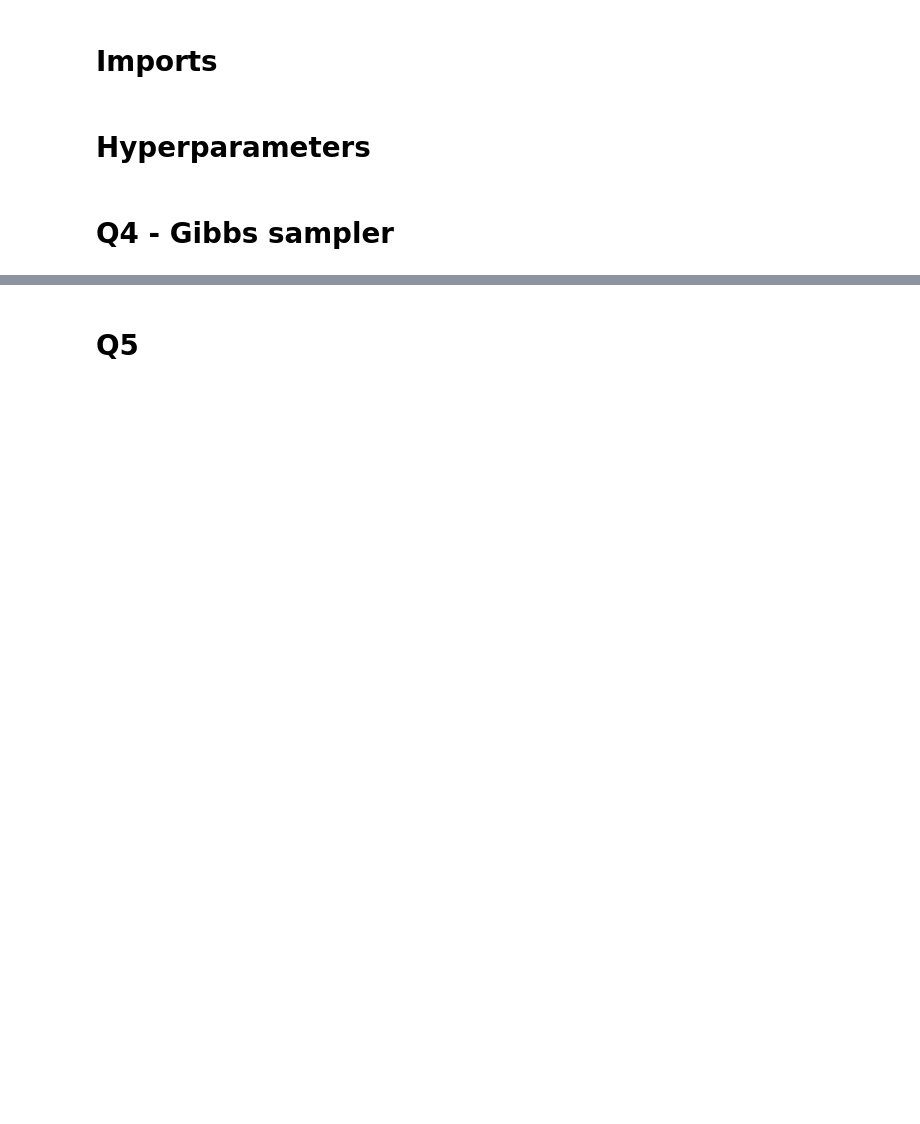
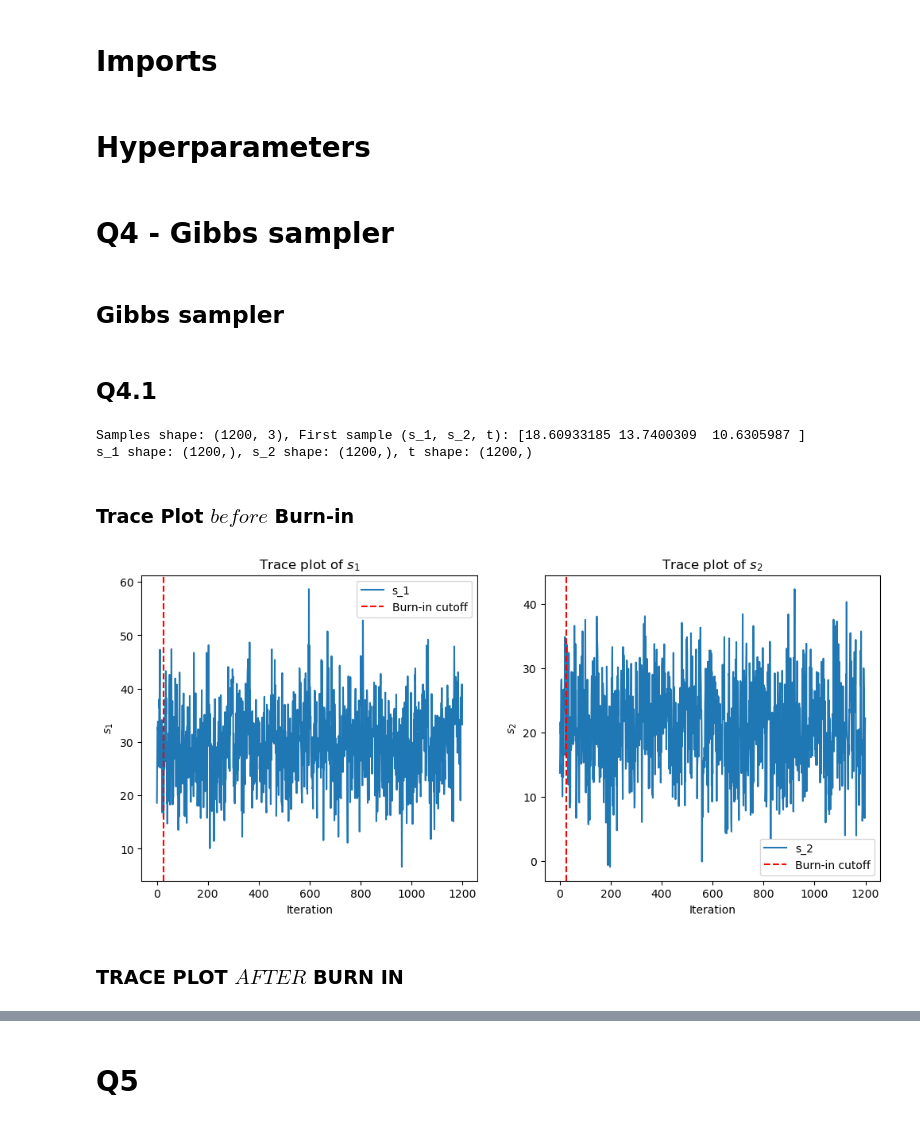
Before and after one commit to moniba-ravan/ranking-system, a Jupyter notebook: runme.ipynb, the cells around one changed output, grey strips where cells are left out. Saved outputs shown, nothing was run; the diff lists cells and outputs as text; code cells hidden in the pictures; blank space fills up the shorter version.

```diff
--- a/runme.ipynb
+++ b/runme.ipynb
@@ -27,6 +22,13 @@ def truncated_normal(mean, std, lower, upper):
+# %% [markdown]
+## Gibbs sampler
 # %%
+# sample from a truncated normal distribution
+def truncated_normal(mean, std, lower, upper):
+    a, b = (lower - mean) / std, (upper - mean) / std
+    return truncnorm.rvs(a, b, loc=mean, scale=std)
+
 # Gibbs Sampler
-def gibbs_sampler(mu_1, sigma_1, mu_2, sigma_2 ,y, iterations):
+def gibbs_sampler(mu_A, sigma_A, mu_B, sigma_B ,y, iterations):
 
     if y == 1:
         t = np.abs(np.random.randn())
@@ -39,11 +41,11 @@ def gibbs_sampler(mu_1, sigma_1, mu_2, sigma_2 ,y, iterations):
     for i in range(iterations):
         # Calculationg mean and sigma of p(s1,s2|t,y) = p(S|t,y)
 
-        sigma_s_inv = np.array([[1.0/(sigma_1 * sigma_1), 0.0],
-                                [0.0, 1.0/(sigma_2 * sigma_2)]])
+        sigma_s_inv = np.array([[1.0/(sigma_A * sigma_A), 0.0],
+                                [0.0, 1.0/(sigma_B * sigma_B)]])
 
         sigma_t_given_s_inv = 1.0 / (sigma_t * sigma_t)
-        mu_s = np.array([mu_1, mu_2]).T.reshape(2,1) # 2 x 1 (2, 1)
+        mu_s = np.array([mu_A, mu_B]).T.reshape(2,1) # 2 x 1 (2, 1)
         A = np.array([1.0, -1.0]).reshape(1, 2) # 1 x 2
 
         # (2x2)
@@ -76,3 +78,42 @@ def gibbs_sampler(mu_1, sigma_1, mu_2, sigma_2 ,y, iterations):
 
     samples = np.array(samples)
     return samples
+# %% [markdown]
+## Q4.1
+# %%
+# Example execution of the sampler for y = 1
+samples = gibbs_sampler(mu_1, sigma_1, mu_2, sigma_2, y=1, iterations=iterations)
+
+# Extract s_1, s_2, and t samples
+s_1_samples, s_2_samples, t_samples = samples[:, 0], samples[:, 1], samples[:, 2]
+
+print(f"Samples shape: {samples.shape}, First sample (s_1, s_2, t): {samples[0]}")
+print(f"s_1 shape: {s_1_samples.shape}, s_2 shape: {s_2_samples.shape}, t shape: {t_samples.shape}")
+# %% [output]
+Samples shape: (1200, 3), First sample (s_1, s_2, t): [18.60933185 13.7400309  10.6305987 ]
+s_1 shape: (1200,), s_2 shape: (1200,), t shape: (1200,)
+# %% [markdown]
+### Trace Plot $before$ Burn-in
+# %%
+# Trace plots to determine the burn-in period
+plt.figure(figsize=(12, 5))
+plt.subplot(1, 2, 1)
+plt.plot(s_1_samples, label="s_1")
+plt.axvline(x=burn_in, color='r', linestyle='--', label='Burn-in cutoff')
+plt.title("Trace plot of $s_1$")
+plt.xlabel("Iteration")
+plt.ylabel("$s_1$")
+plt.legend()
+
+plt.subplot(1, 2, 2)
+plt.plot(s_2_samples, label="s_2")
+plt.axvline(x=burn_in, color='r', linestyle='--', label='Burn-in cutoff')
+plt.title("Trace plot of $s_2$")
+plt.xlabel("Iteration")
+plt.ylabel("$s_2$")
+plt.legend()
+plt.show()
+# %% [output]
+[figure, added]
+# %% [markdown]
+### TRACE PLOT $AFTER$ BURN IN
```
Also changed, not shown: parts of 17 cells of this notebook.
